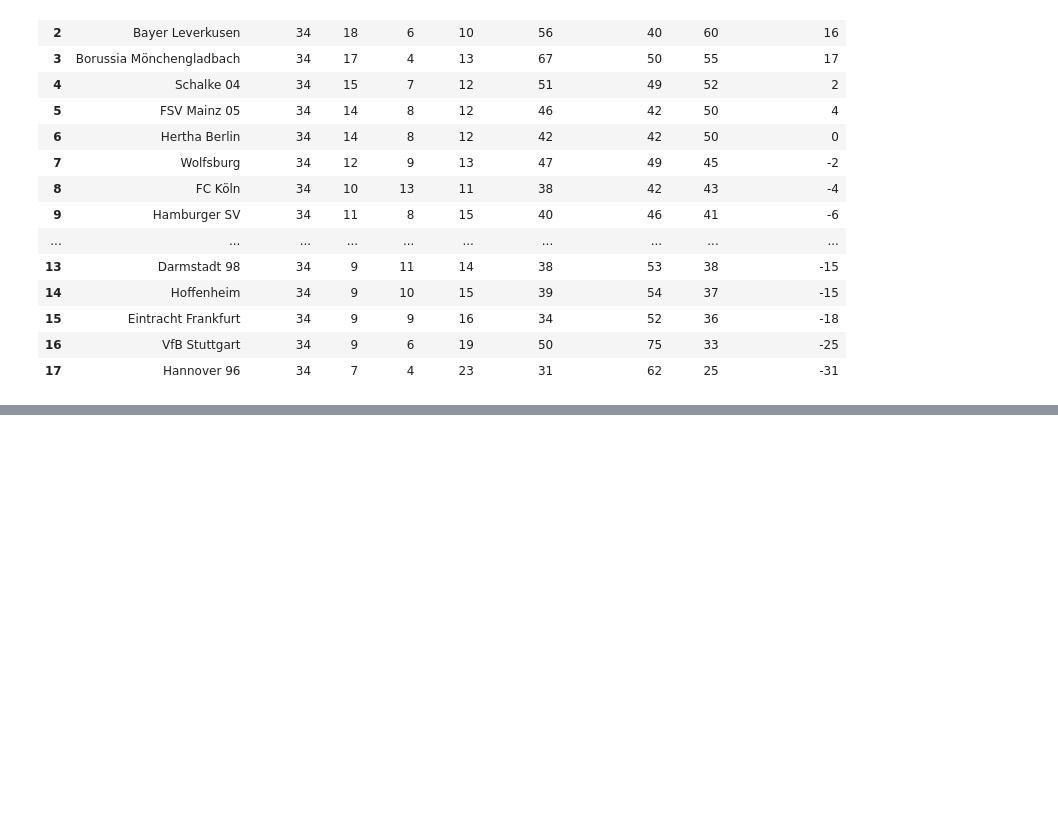
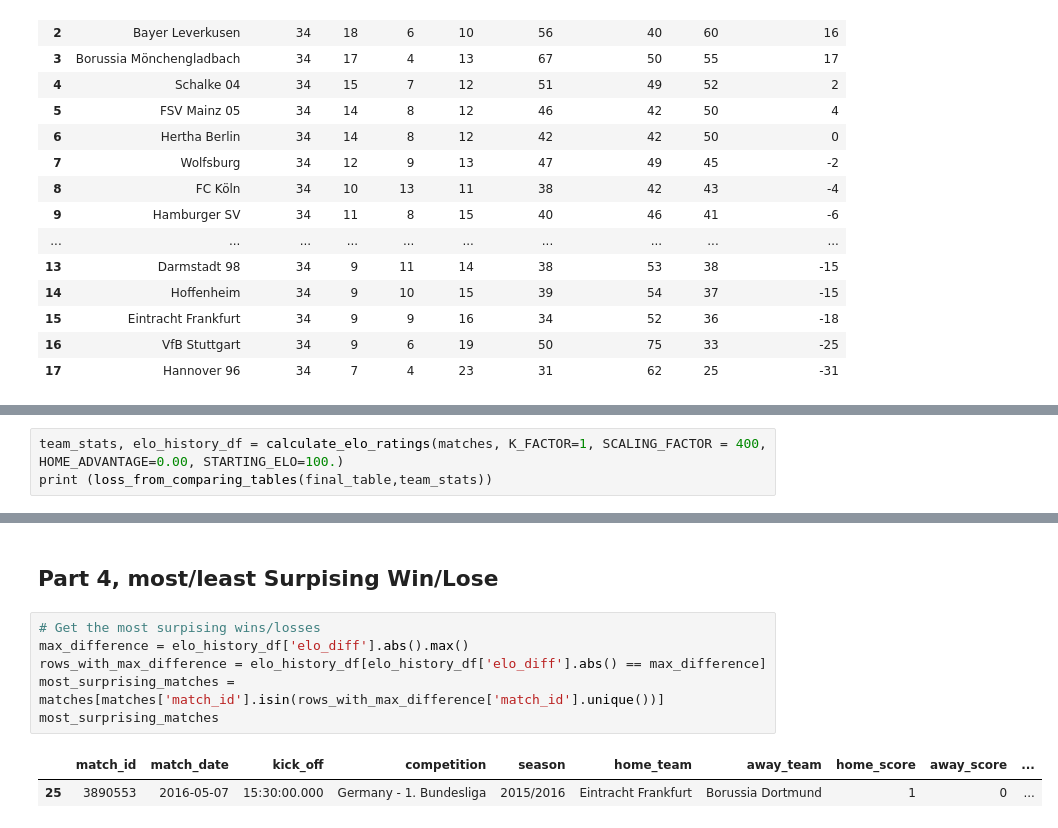
Before and after one commit to MaxPrinz98/FootballDSAI, a Jupyter notebook: Create_Elo_Clean.ipynb, the cells around one changed output, grey strips where cells are left out. Drawn from its saved outputs; the diff is of its cells as text; blank space fills up the shorter version.

```diff
--- a/Create_Elo_Clean.ipynb
+++ b/Create_Elo_Clean.ipynb
@@ -55,0 +55,3 @@ print (loss_from_comparing_tables(final_table,team_stats))
+# %%
+team_stats, elo_history_df = calculate_elo_ratings(matches, K_FACTOR=1, SCALING_FACTOR = 400, HOME_ADVANTAGE=0.00, STARTING_ELO=100.)
+print (loss_from_comparing_tables(final_table,team_stats))
@@ -55,0 +85,11 @@ print (loss_from_comparing_tables(final_table,team_stats))
+# %% [markdown]
+## Part 4, most/least Surpising Win/Lose
+# %%
+# Get the most surpising wins/losses
+max_difference = elo_history_df['elo_diff'].abs().max()
+rows_with_max_difference = elo_history_df[elo_history_df['elo_diff'].abs() == max_difference]
+most_surprising_matches = matches[matches['match_id'].isin(rows_with_max_difference['match_id'].unique())]
+most_surprising_matches
+# %% [output]
+|  | match_id | match_date | kick_off | competition | season | home_team | away_team | home_score | away_score | ... |
+| 25 | 3890553 | 2016-05-07 | 15:30:00.000 | Germany - 1. Bundesliga | 2015/2016 | Eintracht Frankfurt | Borussia Dortmund | 1 | 0 | ... |
```
Also changed, not shown: parts of 11 cells of this notebook, 1 other file.
